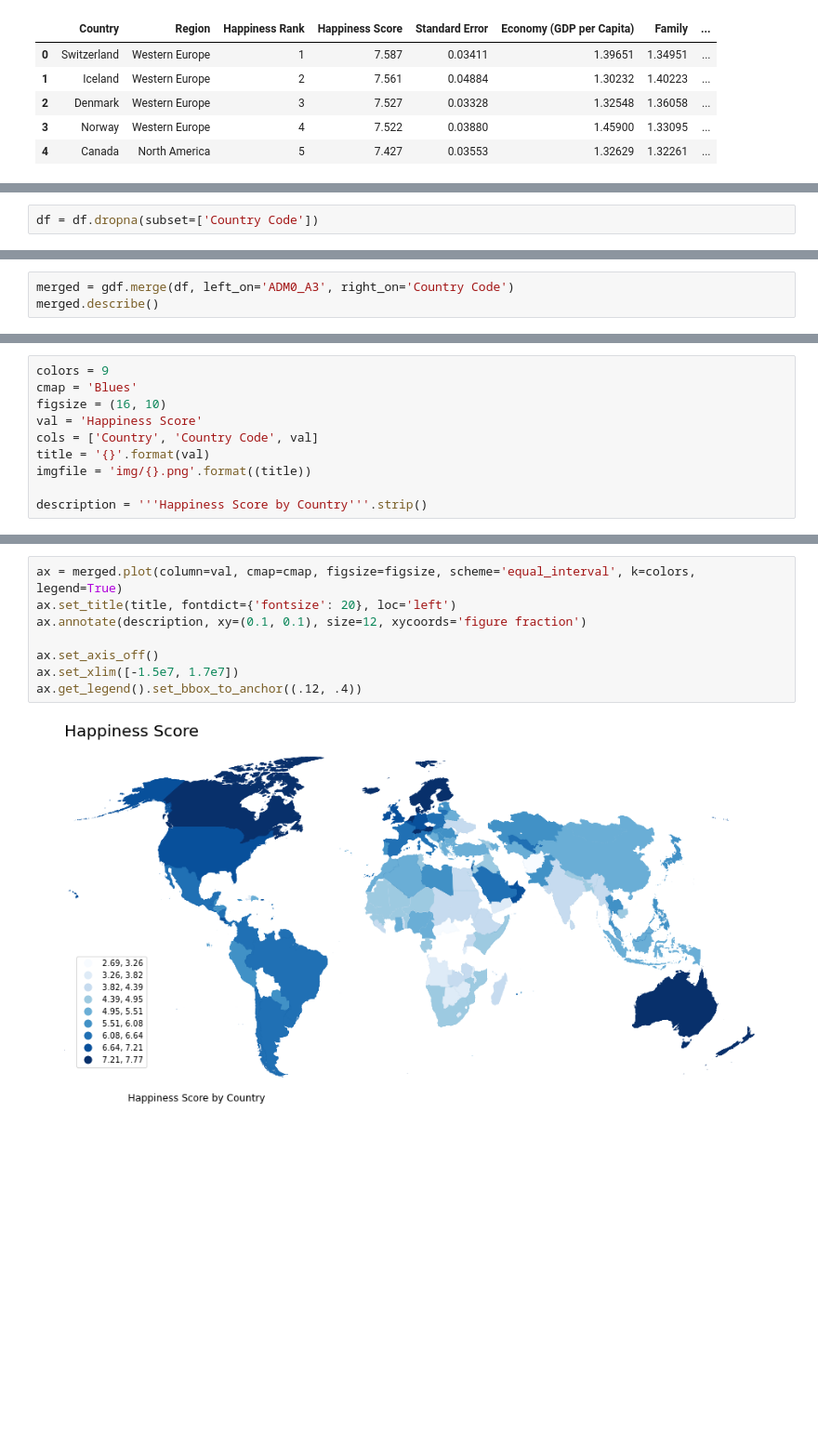
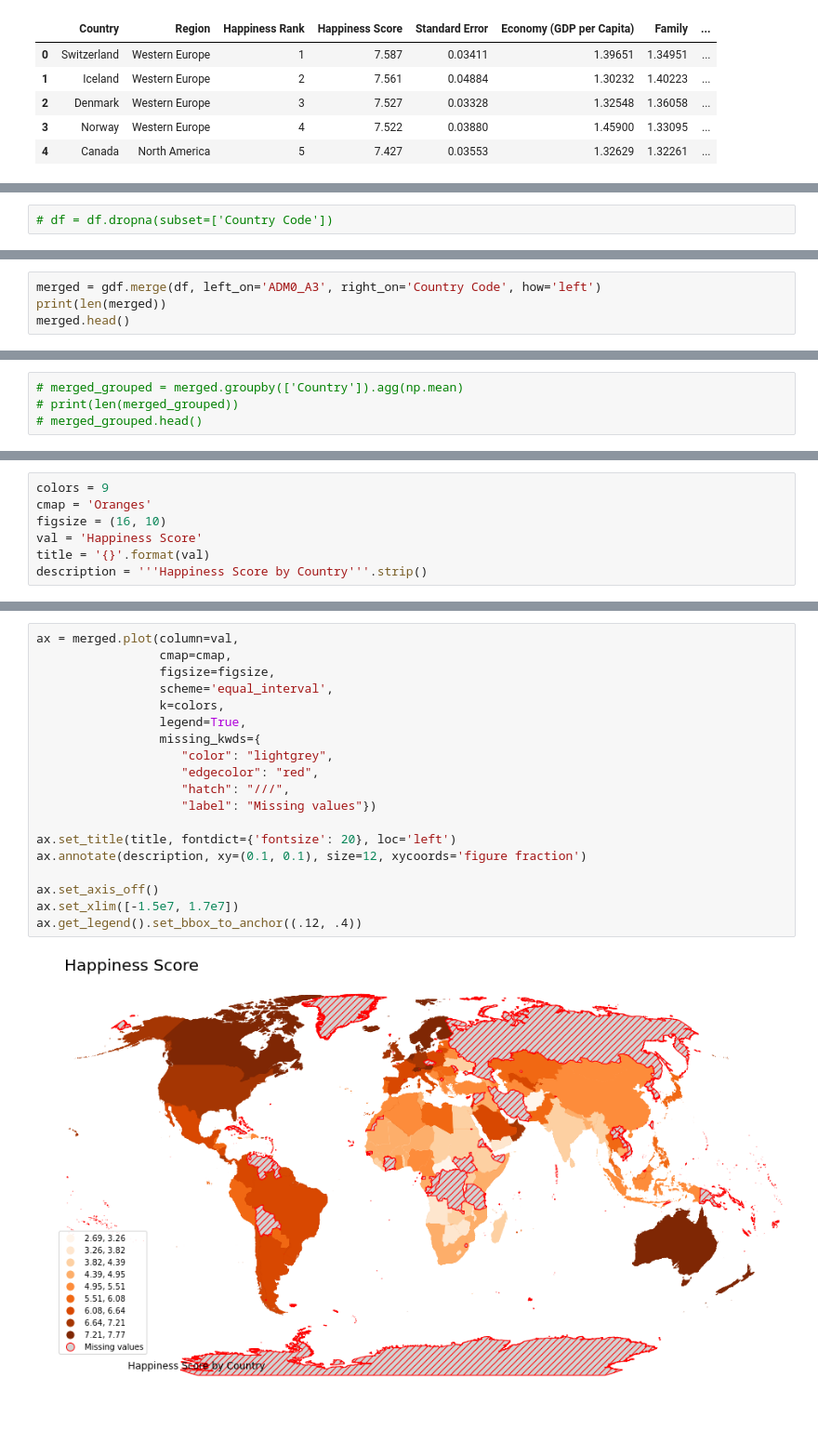
Before and after one commit to qshen9581/ds5100-group2, a Jupyter notebook: happiness_basemap.ipynb, the cells around one changed output, grey strips where cells are left out. Shown at 93% size. Cells and saved outputs as stored; diff of their text form; blank space fills up the shorter version.

Commit message:
map update (missing vals and color)

```diff
--- a/happiness_basemap.ipynb
+++ b/happiness_basemap.ipynb
@@ -41,3 +47,3 @@ df.head()
 # %%
-df = df.dropna(subset=['Country Code'])
+# df = df.dropna(subset=['Country Code'])
 # %%
@@ -55,0 +62,4 @@ gdf.sample(5)
+# %%
+merged = gdf.merge(df, left_on='ADM0_A3', right_on='Country Code', how='left')
+print(len(merged))
+merged.head()
@@ -56,3 +79,4 @@ gdf.sample(5)
 # %%
-merged = gdf.merge(df, left_on='ADM0_A3', right_on='Country Code')
-merged.describe()
+# merged_grouped = merged.groupby(['Country']).agg(np.mean)
+# print(len(merged_grouped))
+# merged_grouped.head()
@@ -78,10 +83,7 @@ merged.head()
 # %%
 colors = 9
-cmap = 'Blues'
+cmap = 'Oranges'
 figsize = (16, 10)
 val = 'Happiness Score'
-cols = ['Country', 'Country Code', val]
 title = '{}'.format(val)
-imgfile = 'img/{}.png'.format((title))
-
 description = '''Happiness Score by Country'''.strip()
@@ -88,10 +92,21 @@ description = '''Happiness Score by Country'''.strip()
 # %%
-ax = merged.plot(column=val, cmap=cmap, figsize=figsize, scheme='equal_interval', k=colors, legend=True)
+ax = merged.plot(column=val,
+                 cmap=cmap,
+                 figsize=figsize,
+                 scheme='equal_interval',
+                 k=colors,
+                 legend=True,
+                 missing_kwds={
+                    "color": "lightgrey",
+                    "edgecolor": "red",
+                    "hatch": "///",
+                    "label": "Missing values"})
+
 ax.set_title(title, fontdict={'fontsize': 20}, loc='left')
 ax.annotate(description, xy=(0.1, 0.1), size=12, xycoords='figure fraction')
 
 ax.set_axis_off()
 ax.set_xlim([-1.5e7, 1.7e7])
 ax.get_legend().set_bbox_to_anchor((.12, .4))
 # %% [output]
-[figure, old version]
+[figure, new version]
```
Also changed, not shown: parts of 9 cells of this notebook.
